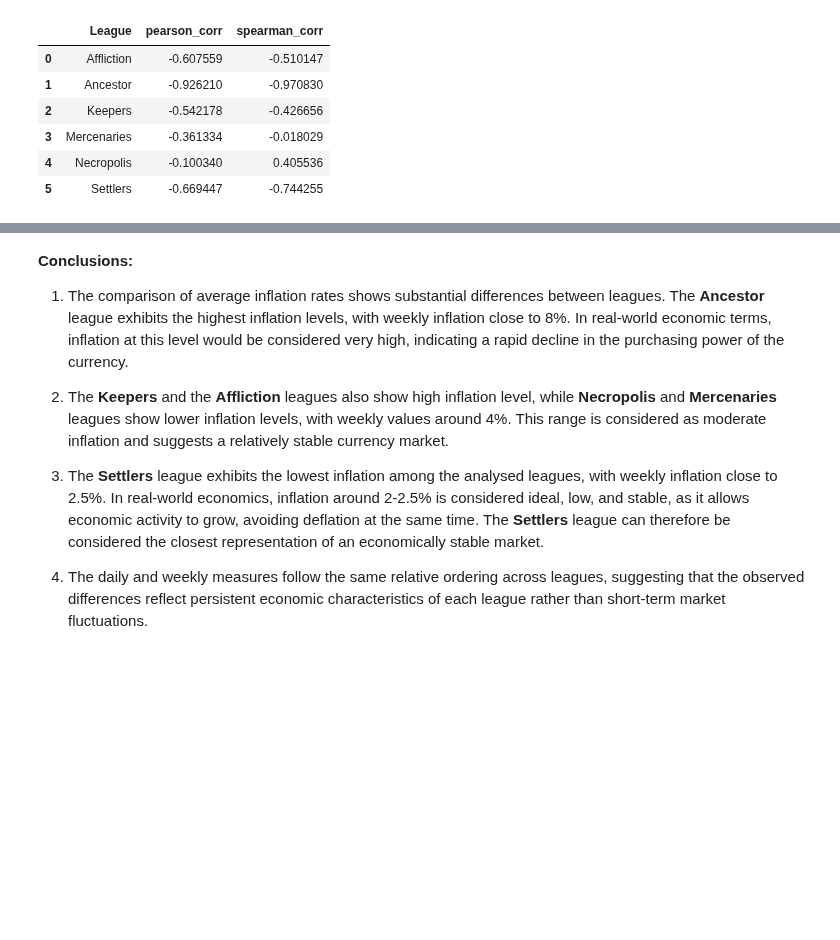
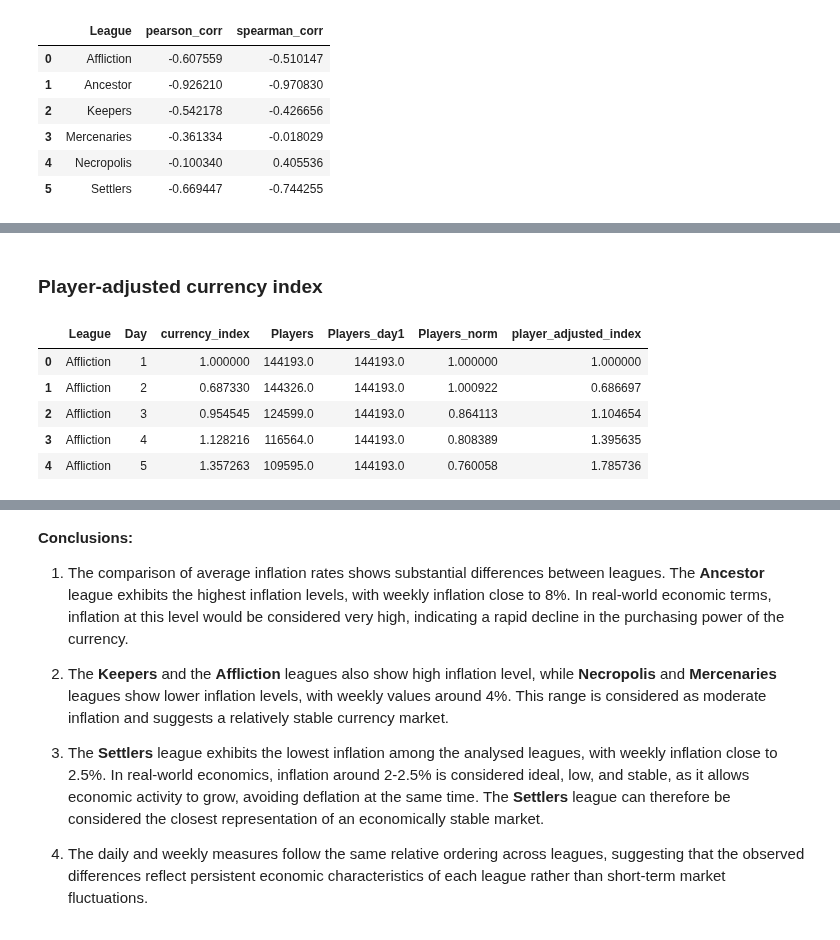
Before and after one commit to NataliaMiodowska/PoeMarketAnalyser, a Jupyter notebook: notebooks/06_players_activity_economics.ipynb, the cells around one changed output, grey strips where cells are left out. Saved outputs shown, nothing was run; the diff lists cells and outputs as text; code cells hidden in the pictures; blank space fills up the shorter version.

```diff
--- a/notebooks/06_players_activity_economics.ipynb
+++ b/notebooks/06_players_activity_economics.ipynb
@@ -88,0 +119,17 @@ fig.show()
+# %% [markdown]
+### Player-adjusted currency index
+# %%
+
+economy_population["player_adjusted_index"] = (
+    economy_population["currency_index"] /
+    economy_population["Players_norm"]
+)
+
+economy_population.head()
+# %% [output]
+|  | League | Day | currency_index | Players | Players_day1 | Players_norm | player_adjusted_index |
+| 0 | Affliction | 1 | 1.000000 | 144193.0 | 144193.0 | 1.000000 | 1.000000 |
+| 1 | Affliction | 2 | 0.687330 | 144326.0 | 144193.0 | 1.000922 | 0.686697 |
+| 2 | Affliction | 3 | 0.954545 | 124599.0 | 144193.0 | 0.864113 | 1.104654 |
+| 3 | Affliction | 4 | 1.128216 | 116564.0 | 144193.0 | 0.808389 | 1.395635 |
+| 4 | Affliction | 5 | 1.357263 | 109595.0 | 144193.0 | 0.760058 | 1.785736 |
```
Also changed, not shown: parts of 8 cells of this notebook.
